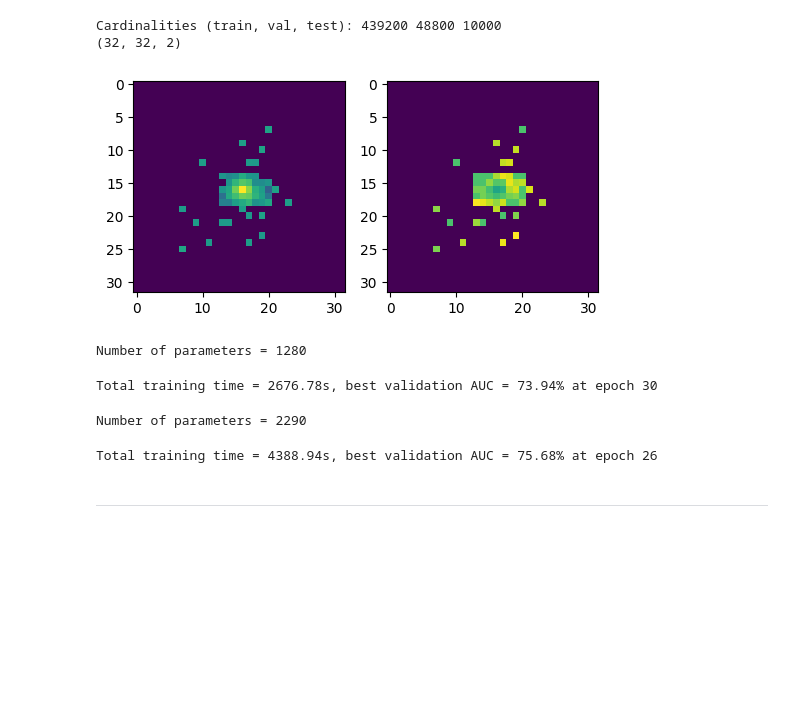
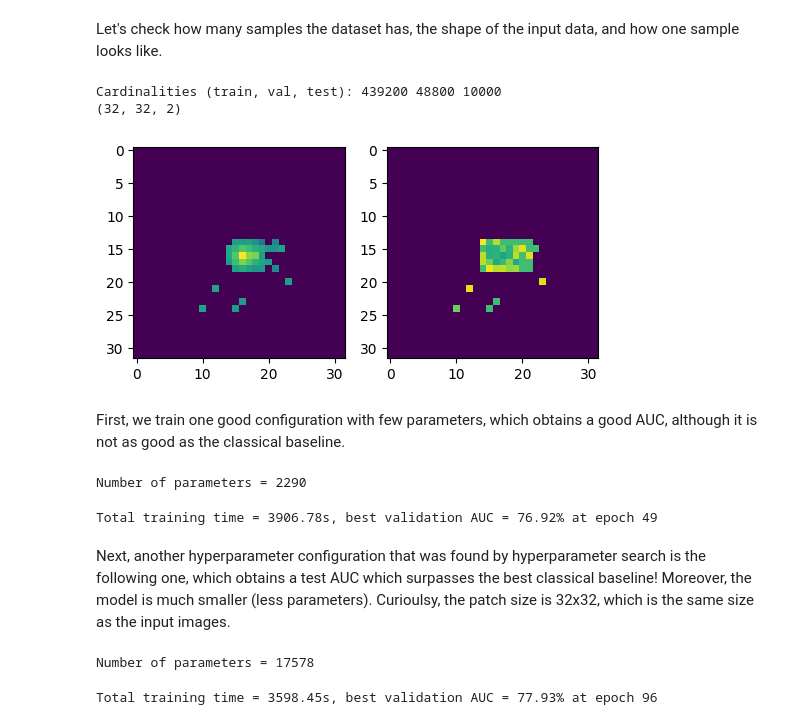
Before and after one commit to salcc/QuantumTransformers, a Jupyter notebook: notebooks/quantum/electron-photon.ipynb, the cells around one changed output. Saved outputs shown, nothing was run; the diff lists cells and outputs as text; code cells hidden in the pictures; blank space fills up the shorter version.

Commit message:
Update notebooks with better hyperparameters and more comments

```diff
--- a/notebooks/quantum/electron-photon.ipynb
+++ b/notebooks/quantum/electron-photon.ipynb
@@ -26,25 +29,29 @@ gpu:0 NVIDIA A100-SXM4-40GB
+# %% [markdown]
+Let's check how many samples the dataset has, the shape of the input data, and how one sample looks like.
 # %%
-ep_train_dataloader, ep_valid_dataloader, ep_test_dataloader = get_electron_photon_dataloaders(batch_size=256, data_dir=data_dir)
+ep_train_dataloader, ep_val_dataloader, ep_test_dataloader = get_electron_photon_dataloaders(batch_size=512, data_dir=data_dir)
 first_image = next(iter(ep_train_dataloader))[0][0]
 print(first_image.shape)
 plot_image(first_image, abs_log=True)
 # %% [output]
 Cardinalities (train, val, test): 439200 48800 10000
 (32, 32, 2)
-[figure, old version]
+[figure, new version]
+# %% [markdown]
+First, we train one good configuration with few parameters, which obtains a good AUC, although it is not as good as the classical baseline.
 # %%
-model = VisionTransformer(num_classes=2, patch_size=8, hidden_size=6, num_heads=2, num_transformer_blocks=4, mlp_hidden_size=3,
+model = VisionTransformer(num_classes=2, patch_size=10, hidden_size=8, num_heads=2, num_transformer_blocks=4, mlp_hidden_size=4,
                           quantum_attn_circuit=get_circuit(), quantum_mlp_circuit=get_circuit())
-test_loss, test_auc, test_fpr, test_tpr = train_and_evaluate(model, ep_train_dataloader, ep_valid_dataloader, ep_test_dataloader, num_classes=2, num_epochs=50)
+test_loss, test_auc, test_fpr, test_tpr = train_and_evaluate(model, ep_train_dataloader, ep_val_dataloader, ep_test_dataloader, num_classes=2, num_epochs=50)
 # %% [output]
-Number of parameters = 1280
+Number of parameters = 2290
-Total training time = 2676.78s, best validation AUC = 73.94% at epoch 30
+Total training time = 3906.78s, best validation AUC = 76.92% at epoch 49
+# %% [markdown]
+Next, another hyperparameter configuration that was found by hyperparameter search is the following one, which obtains a test AUC which surpasses the best classical baseline! Moreover, the model is much smaller (less parameters). Curioulsy, the patch size is 32x32, which is the same size as the input images.
 # %%
-model = VisionTransformer(num_classes=2, patch_size=10, hidden_size=8, num_heads=2, num_transformer_blocks=4, mlp_hidden_size=4,
+model = VisionTransformer(num_classes=2, patch_size=32, hidden_size=8, num_heads=4, num_transformer_blocks=8, mlp_hidden_size=4, pos_embedding='sincos',
                           quantum_attn_circuit=get_circuit(), quantum_mlp_circuit=get_circuit())
-test_loss, test_auc, test_fpr, test_tpr = train_and_evaluate(model, ep_train_dataloader, ep_valid_dataloader, ep_test_dataloader, num_classes=2, num_epochs=50)
+test_loss, test_auc, test_fpr, test_tpr = train_and_evaluate(model, ep_train_dataloader, ep_val_dataloader, ep_test_dataloader, num_classes=2, num_epochs=100, lrs_peak_value=0.004, lrs_warmup_steps=0, lrs_decay_steps=1000000)
 # %% [output]
-Number of parameters = 2290
+Number of parameters = 17578
-Total training time = 4388.94s, best validation AUC = 75.68% at epoch 26
+Total training time = 3598.45s, best validation AUC = 77.93% at epoch 96
-# %% [markdown]
----
```
Also changed, not shown: parts of 7 cells of this notebook, 9 other files.
